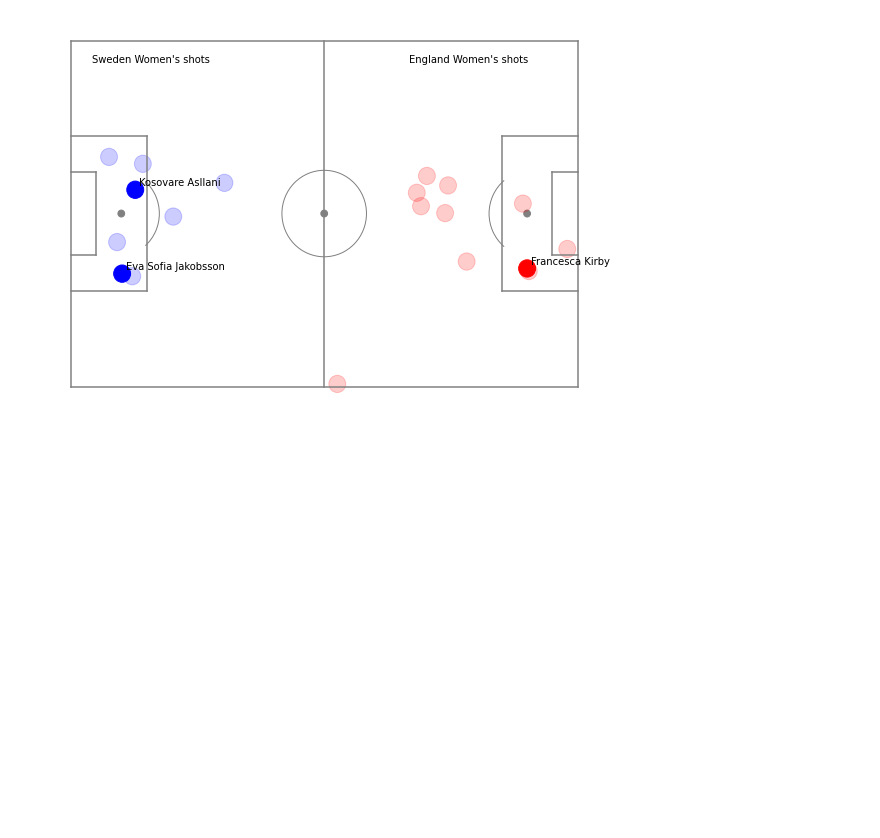
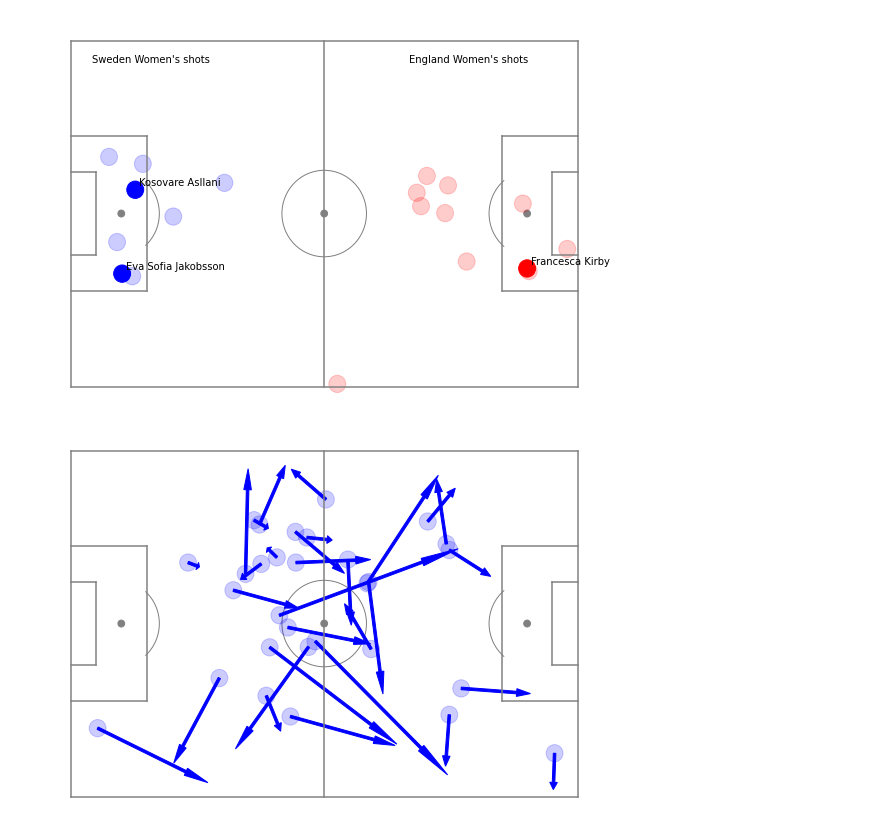
Before and after one commit to khalidal-walid/Giroud, a Jupyter notebook: a.ipynb, the cells around one changed output. Cells and saved outputs as stored; diff of their text form; code cells hidden in the pictures; blank space fills up the shorter version.

```diff
--- a/a.ipynb
+++ b/a.ipynb
@@ -5,14 +5,14 @@ import json
 
 #Load the competition file
 #Got this by searching 'how do I open json in Python'
-with open('/Users/mac/Desktop/football/data/competitions.json') as f:
+with open('/Users/mac/Tengku/football/data/competitions.json') as f:
     competitions = json.load(f)
 
 #Womens World Cup 2019 has competition ID 72
 competition_id=72
 
 #Load the list of matches for this competition
-with open('/Users/mac/Desktop/football/data/matches/'+str(competition_id)+'/30.json') as f:
+with open('/Users/mac/Tengku/football/data/matches/'+str(competition_id)+'/30.json') as f:
     matches = json.load(f)
 
 #Look inside matches
@@ -68,9 +68,4 @@ The match between Netherlands Women's and Sweden Women's finished 1 : 0
 # %%
-competition_id=43;
-
-with open('/Users/mac/Desktop/football/data/matches/'+str(competition_id)+'/3.json') as a:
-    matches = json.load(a)
-
 for match in matches:
     home_team_name=match['home_team']['home_team_name']
     away_team_name=match['away_team']['away_team_name']
@@ -110,11 +105,6 @@ The match between Russia and Egypt finished 3 : 1
 The match between Germany and Sweden finished 2 : 1
 England vs Sweden has id:69301
 # %%
-competition_id=43;
-
-with open('/Users/mac/Desktop/football/data/matches/'+str(competition_id)+'/3.json') as a:
-    matches = json.load(a)
-
 for match in matches:
     home_team_name=match['home_team']['home_team_name']
     away_team_name=match['away_team']['away_team_name']
@@ -153,7 +143,7 @@ file_name=str(match_id_required)+'.json'
 
 #Load in all match events
 import json
-with open('/Users/mac/Desktop/football/data/events/'+file_name) as data_file:
+with open('/Users/mac/Tengku/football/data/events/'+file_name) as data_file:
     #print (mypath+'events/'+file)
     data = json.load(data_file)
 
@@ -178,7 +168,6 @@ for i,shot in shots.iterrows():
     team_name=shot['team_name']
 
     circleSize=2
-    #circleSize=np.sqrt(shot['shot_statsbomb_xg'])*12
 
     if (team_name==home_team_required):
         if goal:
@@ -201,7 +190,7 @@ plt.text(5,75,away_team_required + ' shots')
 plt.text(80,75,home_team_required + ' shots')
 
 fig.set_size_inches(10, 7)
-fig.savefig('/Users/mac/Desktop/football/Output/shots.pdf', dpi=100)
+fig.savefig('/Users/mac/Tengku/football/Output/shots.pdf', dpi=100)
 plt.show()
 
 #Exercise:
@@ -211,3 +200,30 @@ plt.show()
 #4, Plot arrows to show where the passes we
 # %% [output]
 [figure]
+# %%
+#Make a pass map and a pass map using Statsbomb data
+
+#Find the passes
+passes = df.loc[df['type_name'] == 'Pass'].set_index('id')
+
+#Draw the pitch
+(fig,ax) = createPitch(pitchLengthX,pitchWidthY,'yards','gray')
+
+for i,thepass in passes.iterrows():
+    if thepass['player_name']=='Sara Caroline Seger':
+        x=thepass['location'][0]
+        y=thepass['location'][1]
+        passCircle=plt.Circle((x,pitchWidthY-y),2,color="blue")
+        passCircle.set_alpha(.2)
+        ax.add_patch(passCircle)
+        dx=thepass['pass_end_location'][0]-x
+        dy=thepass['pass_end_location'][1]-y
+
+        passArrow=plt.Arrow(x,pitchWidthY-y,dx,-dy,width=3,color="blue")
+        ax.add_patch(passArrow)
+
+fig.set_size_inches(10, 7)
+fig.savefig('/Users/mac/Tengku/football/Output/passes.pdf', dpi=100)
+plt.show()
+# %% [output]
+[figure, added]
```
Also changed, not shown: parts of 1 cell of this notebook, 3 other files.
